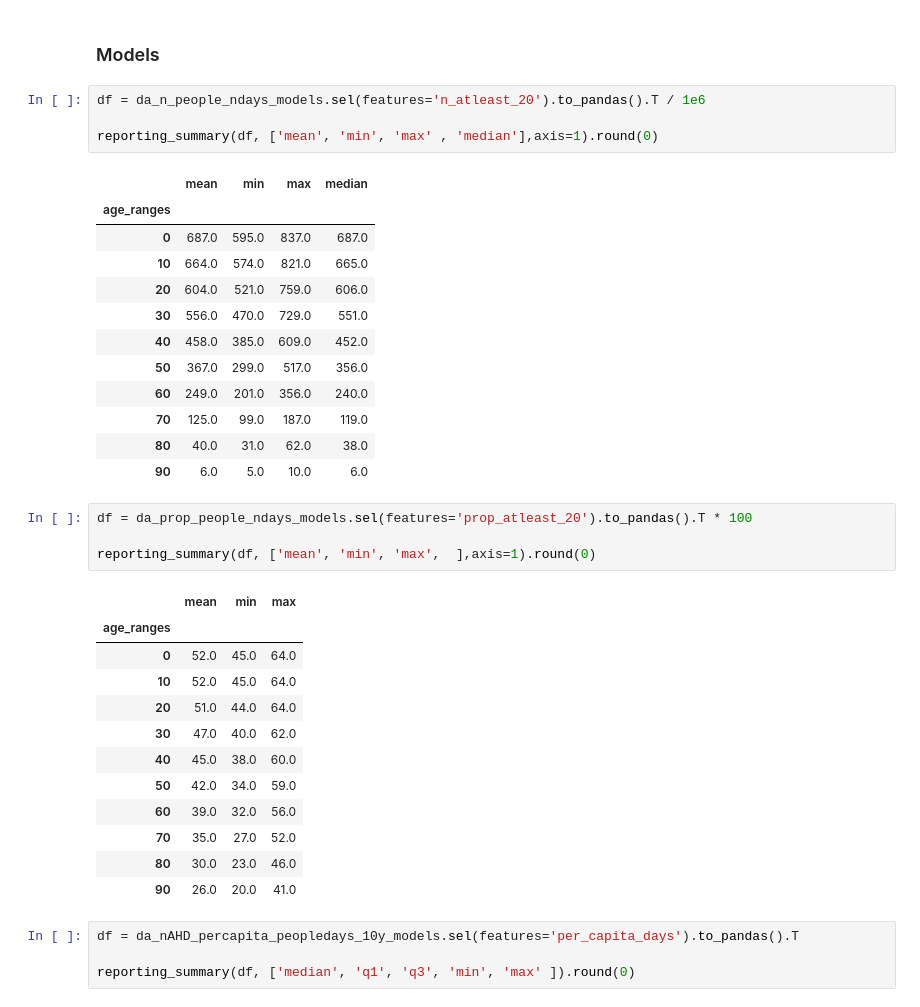
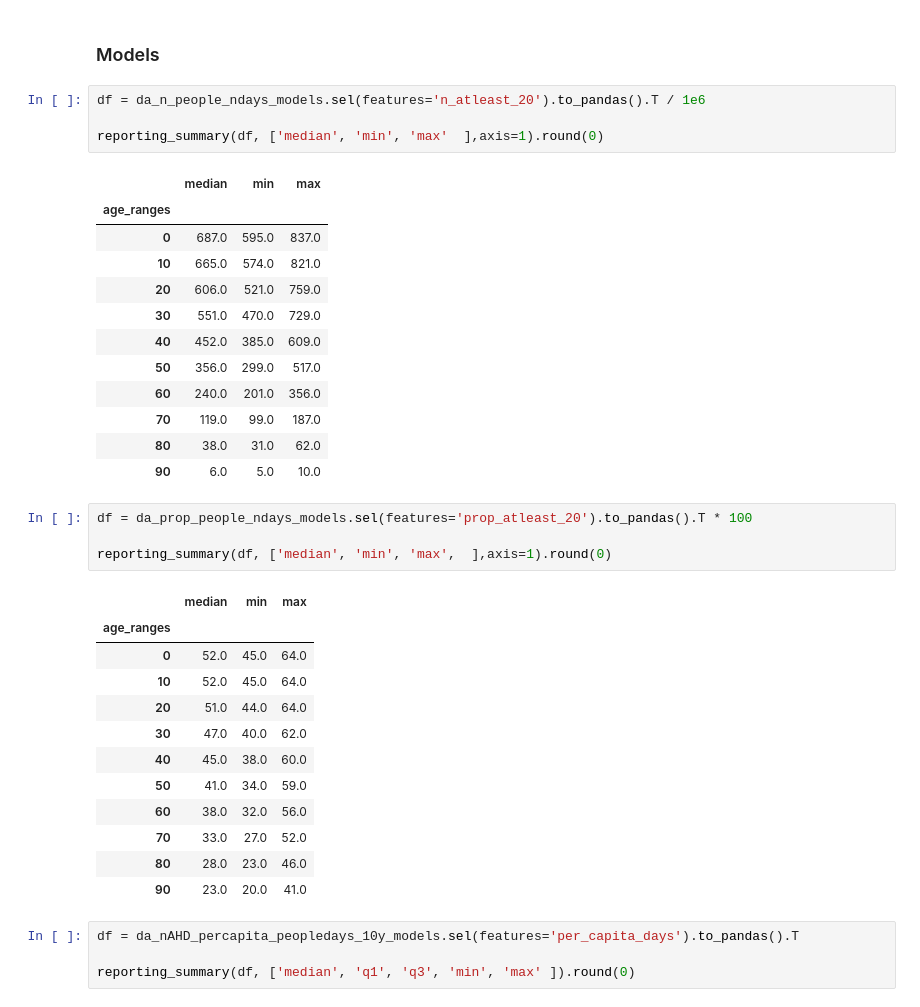
Before and after one commit to rosapietroiusti/attr-hs, a Jupyter notebook: main/attr-hw-fig2.ipynb, the cells around one changed output. Cells and saved outputs as stored; diff of their text form.

```diff
--- a/main/attr-hw-fig2.ipynb
+++ b/main/attr-hw-fig2.ipynb
@@ -667,37 +669,37 @@ for ax in axes:
 # %%
 df = da_n_people_ndays_models.sel(features='n_atleast_20').to_pandas().T / 1e6
 
-reporting_summary(df, ['mean', 'min', 'max' , 'median'],axis=1).round(0)
+reporting_summary(df, ['median', 'min', 'max'  ],axis=1).round(0)
 # %% [output]
-|  | mean | min | max | median |
-| age_ranges |  |  |  |  |
-| 0 | 687.0 | 595.0 | 837.0 | 687.0 |
-| 10 | 664.0 | 574.0 | 821.0 | 665.0 |
-| 20 | 604.0 | 521.0 | 759.0 | 606.0 |
-| 30 | 556.0 | 470.0 | 729.0 | 551.0 |
-| 40 | 458.0 | 385.0 | 609.0 | 452.0 |
-| 50 | 367.0 | 299.0 | 517.0 | 356.0 |
-| 60 | 249.0 | 201.0 | 356.0 | 240.0 |
-| 70 | 125.0 | 99.0 | 187.0 | 119.0 |
-| 80 | 40.0 | 31.0 | 62.0 | 38.0 |
-| 90 | 6.0 | 5.0 | 10.0 | 6.0 |
+|  | median | min | max |
+| age_ranges |  |  |  |
+| 0 | 687.0 | 595.0 | 837.0 |
+| 10 | 665.0 | 574.0 | 821.0 |
+| 20 | 606.0 | 521.0 | 759.0 |
+| 30 | 551.0 | 470.0 | 729.0 |
+| 40 | 452.0 | 385.0 | 609.0 |
+| 50 | 356.0 | 299.0 | 517.0 |
+| 60 | 240.0 | 201.0 | 356.0 |
+| 70 | 119.0 | 99.0 | 187.0 |
+| 80 | 38.0 | 31.0 | 62.0 |
+| 90 | 6.0 | 5.0 | 10.0 |
 # %%
 df = da_prop_people_ndays_models.sel(features='prop_atleast_20').to_pandas().T * 100
 
-reporting_summary(df, ['mean', 'min', 'max',  ],axis=1).round(0)
+reporting_summary(df, ['median', 'min', 'max',  ],axis=1).round(0)
 # %% [output]
-|  | mean | min | max |
+|  | median | min | max |
 | age_ranges |  |  |  |
 | 0 | 52.0 | 45.0 | 64.0 |
 | 10 | 52.0 | 45.0 | 64.0 |
 | 20 | 51.0 | 44.0 | 64.0 |
 | 30 | 47.0 | 40.0 | 62.0 |
 | 40 | 45.0 | 38.0 | 60.0 |
-| 50 | 42.0 | 34.0 | 59.0 |
-| 60 | 39.0 | 32.0 | 56.0 |
-| 70 | 35.0 | 27.0 | 52.0 |
-| 80 | 30.0 | 23.0 | 46.0 |
-| 90 | 26.0 | 20.0 | 41.0 |
+| 50 | 41.0 | 34.0 | 59.0 |
+| 60 | 38.0 | 32.0 | 56.0 |
+| 70 | 33.0 | 27.0 | 52.0 |
+| 80 | 28.0 | 23.0 | 46.0 |
+| 90 | 23.0 | 20.0 | 41.0 |
 # %%
 df = da_nAHD_percapita_peopledays_10y_models.sel(features='per_capita_days').to_pandas().T
 
```
Also changed, not shown: parts of 24 cells of this notebook, 8 other files.
